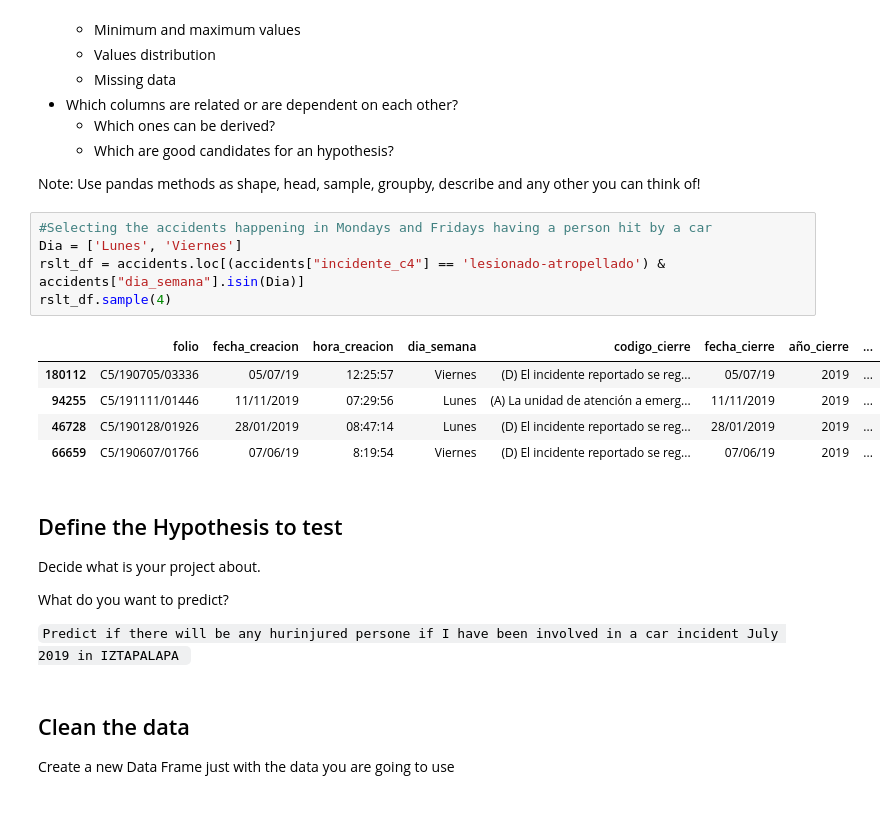
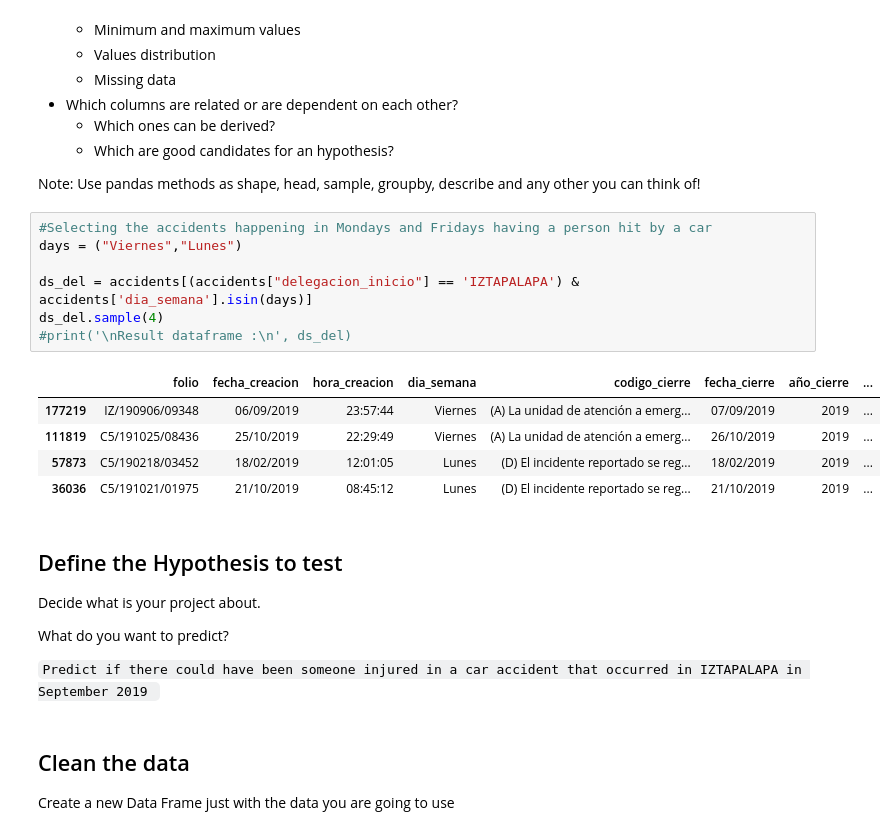
Before and after one commit to c7sanch/capstone-Carolina, a Jupyter notebook: capstone.ipynb, the cells around one changed output. Cells and saved outputs as stored; diff of their text form.

```diff
--- a/capstone.ipynb
+++ b/capstone.ipynb
@@ -100,15 +100,17 @@ Find relevant information about the selected dataset.
 Note: Use pandas methods as shape, head, sample, groupby, describe and any other you can think of!
 # %%
 #Selecting the accidents happening in Mondays and Fridays having a person hit by a car
-Dia = ['Lunes', 'Viernes']
-rslt_df = accidents.loc[(accidents["incidente_c4"] == 'lesionado-atropellado') & accidents["dia_semana"].isin(Dia)]
-rslt_df.sample(4)
+days = ("Viernes","Lunes")
+
+ds_del = accidents[(accidents["delegacion_inicio"] == 'IZTAPALAPA') & accidents['dia_semana'].isin(days)]
+ds_del.sample(4)
+#print('\nResult dataframe :\n', ds_del)
 # %% [output]
 |  | folio | fecha_creacion | hora_creacion | dia_semana | codigo_cierre | fecha_cierre | año_cierre | ... |
-| 180112 | C5/190705/03336 | 05/07/19 | 12:25:57 | Viernes | (D) El incidente reportado se reg... | 05/07/19 | 2019 | ... |
-| 94255 | C5/191111/01446 | 11/11/2019 | 07:29:56 | Lunes | (A) La unidad de atención a emerg... | 11/11/2019 | 2019 | ... |
-| 46728 | C5/190128/01926 | 28/01/2019 | 08:47:14 | Lunes | (D) El incidente reportado se reg... | 28/01/2019 | 2019 | ... |
-| 66659 | C5/190607/01766 | 07/06/19 | 8:19:54 | Viernes | (D) El incidente reportado se reg... | 07/06/19 | 2019 | ... |
+| 177219 | IZ/190906/09348 | 06/09/2019 | 23:57:44 | Viernes | (A) La unidad de atención a emerg... | 07/09/2019 | 2019 | ... |
+| 111819 | C5/191025/08436 | 25/10/2019 | 22:29:49 | Viernes | (A) La unidad de atención a emerg... | 26/10/2019 | 2019 | ... |
+| 57873 | C5/190218/03452 | 18/02/2019 | 12:01:05 | Lunes | (D) El incidente reportado se reg... | 18/02/2019 | 2019 | ... |
+| 36036 | C5/191021/01975 | 21/10/2019 | 08:45:12 | Lunes | (D) El incidente reportado se reg... | 21/10/2019 | 2019 | ... |
 # %% [markdown]
 ## Define the Hypothesis to test
 
@@ -116,7 +118,7 @@ Decide what is your project about.
 
 What do you want to predict?
 
-`Predict if there will be any hurinjured persone if I have been involved in a car incident July 2019 in IZTAPALAPA `
+`Predict if there could have been someone injured in a car accident that occurred in IZTAPALAPA in September 2019 `
 # %% [markdown]
 ## Clean the data
 
```
Also changed, not shown: parts of 6 cells of this notebook, 1 other file.
